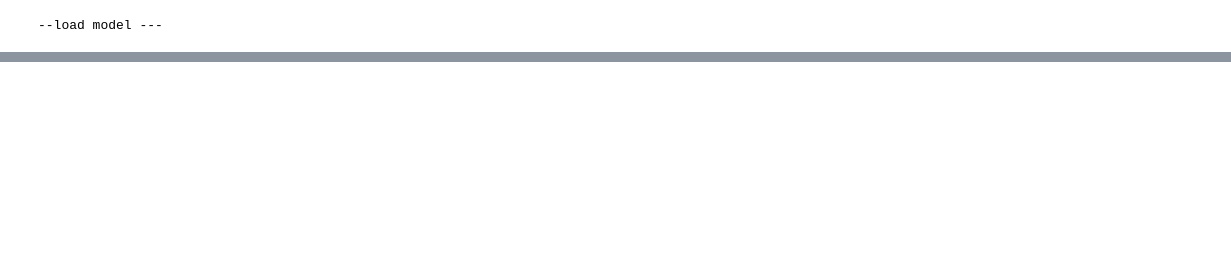
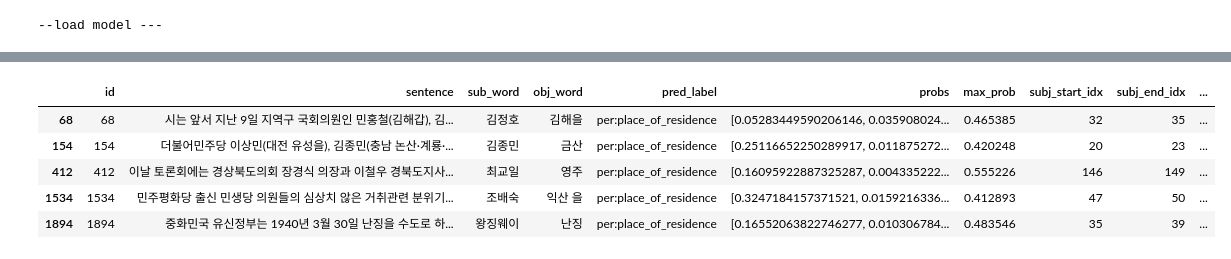
Before and after one commit to boostcampaitech4lv23nlp2/level2_klue_nlp-level2-nlp-11, a Jupyter notebook: notebook/pororo ner.ipynb, the cells around one changed output, grey strips where cells are left out. Saved outputs shown, nothing was run; the diff lists cells and outputs as text; code cells hidden in the pictures; blank space fills up the shorter version.

```diff
--- a/notebook/pororo ner.ipynb
+++ b/notebook/pororo ner.ipynb
@@ -293,0 +393,9 @@ for idx, item  in output_mask1[:].iterrows() :
+# %%
+output_mask2[:5]
+# %% [output]
+|  | id | sentence | sub_word | obj_word | pred_label | probs | max_prob | subj_start_idx | subj_end_idx | ... |
+| 68 | 68 | 시는 앞서 지난 9일 지역구 국회의원인 민홍철(김해갑), 김... | 김정호 | 김해을 | per:place_of_residence | [0.05283449590206146, 0.035908024... | 0.465385 | 32 | 35 | ... |
+| 154 | 154 | 더불어민주당 이상민(대전 유성을), 김종민(충남 논산·계룡·... | 김종민 | 금산 | per:place_of_residence | [0.25116652250289917, 0.011875272... | 0.420248 | 20 | 23 | ... |
+| 412 | 412 | 이날 토론회에는 경상북도의회 장경식 의장과 이철우 경북도지사... | 최교일 | 영주 | per:place_of_residence | [0.16095922887325287, 0.004335222... | 0.555226 | 146 | 149 | ... |
+| 1534 | 1534 | 민주평화당 출신 민생당 의원들의 심상치 않은 거취관련 분위기... | 조배숙 | 익산 을 | per:place_of_residence | [0.3247184157371521, 0.0159216336... | 0.412893 | 47 | 50 | ... |
+| 1894 | 1894 | 중화민국 유신정부는 1940년 3월 30일 난징을 수도로 하... | 왕징웨이 | 난징 | per:place_of_residence | [0.16552063822746277, 0.010306784... | 0.483546 | 35 | 39 | ... |
```
Also changed, not shown: parts of 18 cells of this notebook, 1 other file.
